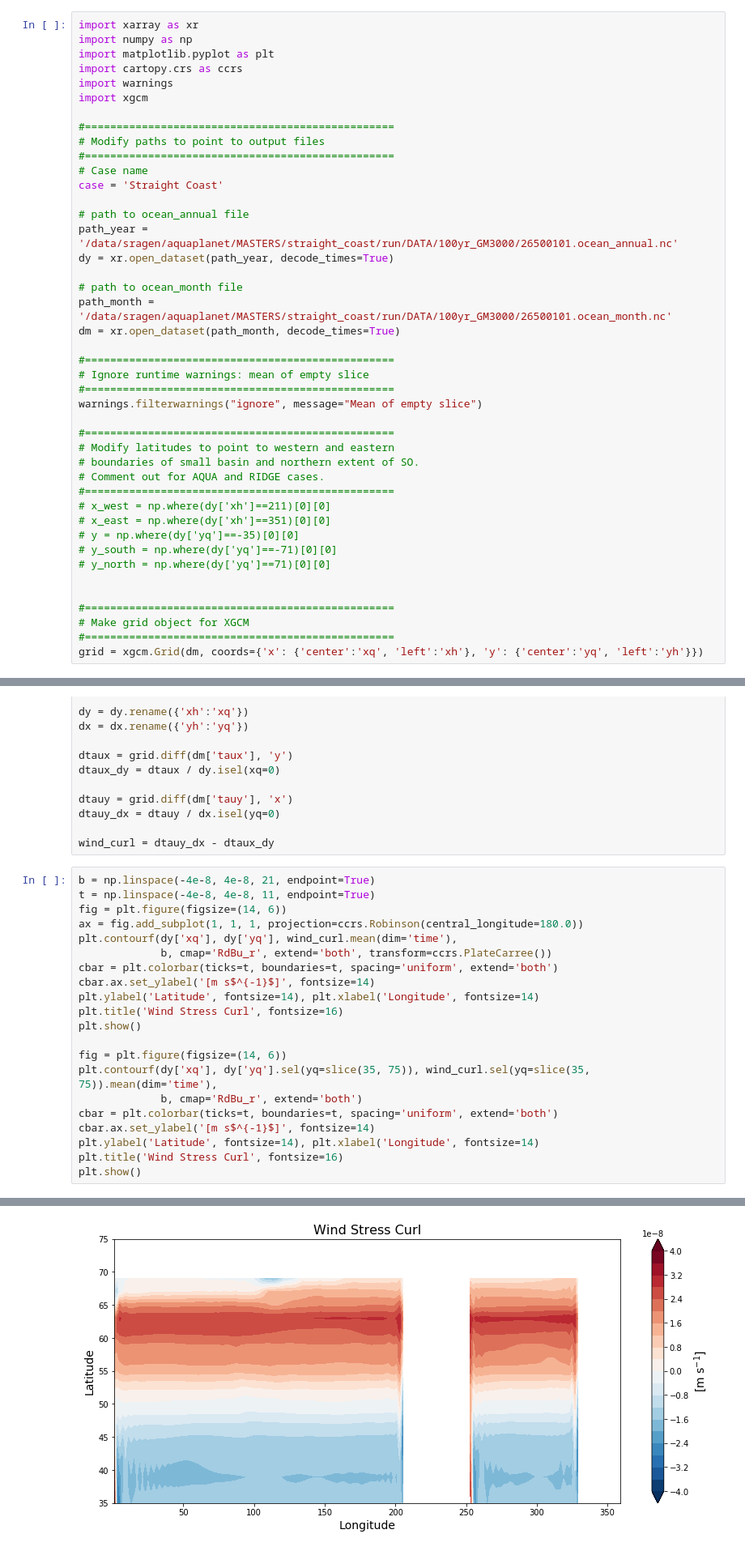
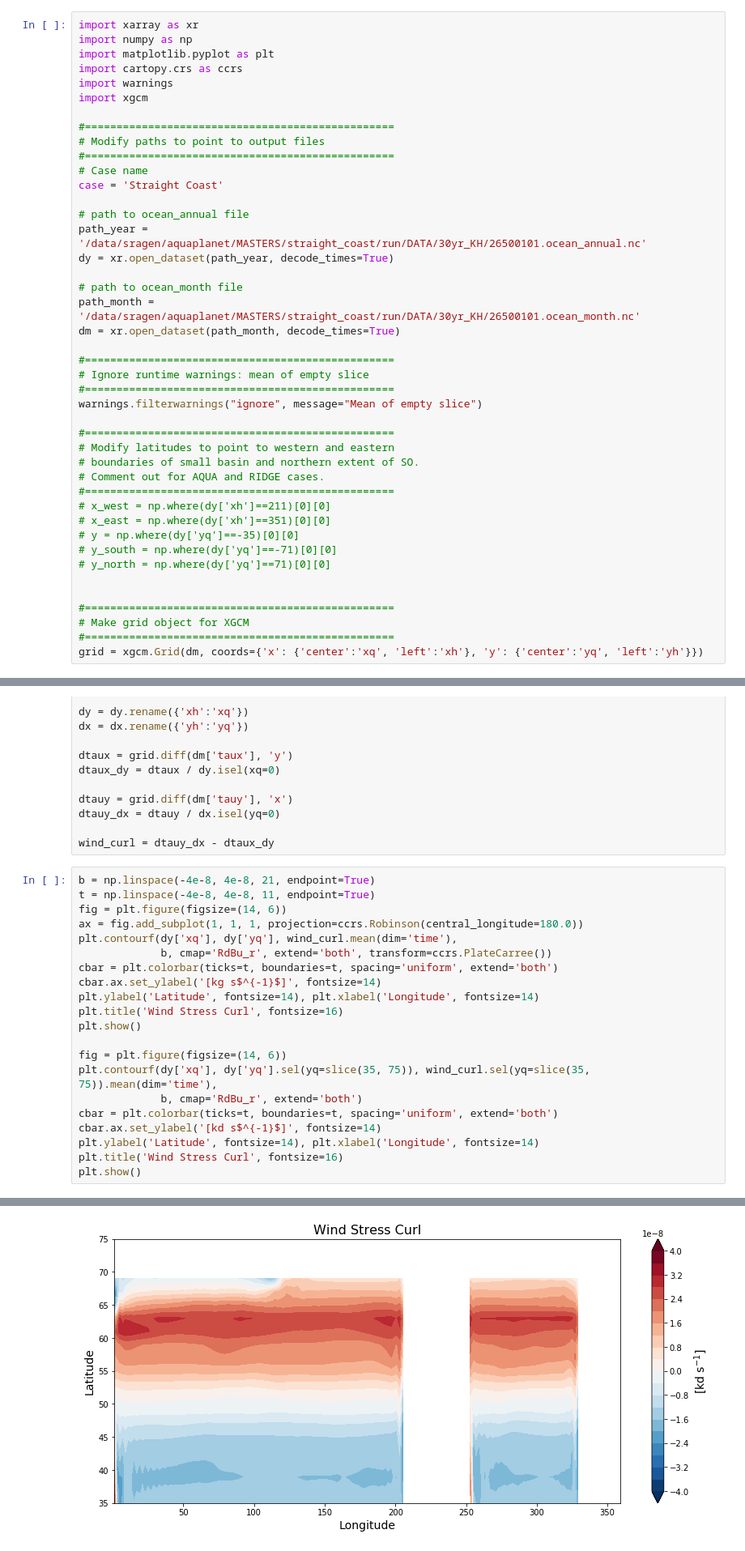
Before and after one commit to s-ragen/AQUA_CODE, a Jupyter notebook: diag_check.ipynb, the cells around one changed output, grey strips where cells are left out. Shown at 81% size. Cells and saved outputs as stored; diff of their text form.

Commit message:
some more updates, particularly wind stress curl plots

```diff
--- a/diag_check.ipynb
+++ b/diag_check.ipynb
@@ -15,11 +15,11 @@ import xgcm
 case = 'Straight Coast'
 
 # path to ocean_annual file
-path_year = '/data/sragen/aquaplanet/MASTERS/straight_coast/run/DATA/100yr_GM3000/26500101.ocean_annual.nc'
+path_year = '/data/sragen/aquaplanet/MASTERS/straight_coast/run/DATA/30yr_KH/26500101.ocean_annual.nc'
 dy = xr.open_dataset(path_year, decode_times=True)
 
 # path to ocean_month file
-path_month = '/data/sragen/aquaplanet/MASTERS/straight_coast/run/DATA/100yr_GM3000/26500101.ocean_month.nc'
+path_month = '/data/sragen/aquaplanet/MASTERS/straight_coast/run/DATA/30yr_KH/26500101.ocean_month.nc'
 dm = xr.open_dataset(path_month, decode_times=True)
 
 #=================================================
@@ -238,7 +250,7 @@ ax = fig.add_subplot(1, 1, 1, projection=ccrs.Robinson(central_longitude=180.0))
 plt.contourf(dy['xq'], dy['yq'], wind_curl.mean(dim='time'),
              b, cmap='RdBu_r', extend='both', transform=ccrs.PlateCarree())
 cbar = plt.colorbar(ticks=t, boundaries=t, spacing='uniform', extend='both')
-cbar.ax.set_ylabel('[m s$^{-1}$]', fontsize=14)
+cbar.ax.set_ylabel('[kg s$^{-1}$]', fontsize=14)
 plt.ylabel('Latitude', fontsize=14), plt.xlabel('Longitude', fontsize=14)
 plt.title('Wind Stress Curl', fontsize=16)
 plt.show()
@@ -247,7 +259,7 @@ fig = plt.figure(figsize=(14, 6))
 plt.contourf(dy['xq'], dy['yq'].sel(yq=slice(35, 75)), wind_curl.sel(yq=slice(35, 75)).mean(dim='time'),
              b, cmap='RdBu_r', extend='both')
 cbar = plt.colorbar(ticks=t, boundaries=t, spacing='uniform', extend='both')
-cbar.ax.set_ylabel('[m s$^{-1}$]', fontsize=14)
+cbar.ax.set_ylabel('[kd s$^{-1}$]', fontsize=14)
 plt.ylabel('Latitude', fontsize=14), plt.xlabel('Longitude', fontsize=14)
 plt.title('Wind Stress Curl', fontsize=16)
 plt.show()
@@ -256 +268 @@ plt.show()
-[figure, old version]
+[figure, new version]
```
Also changed, not shown: parts of 9 cells of this notebook, 1 other file.
